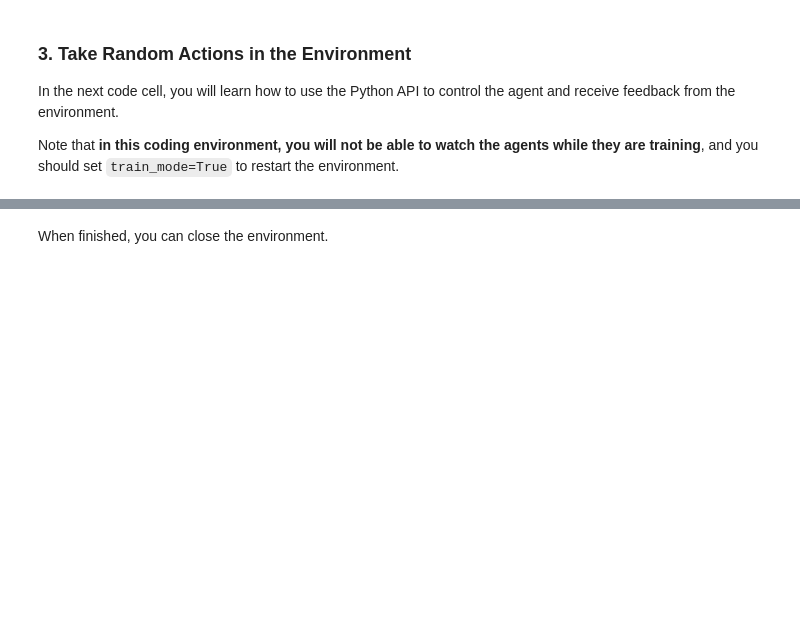
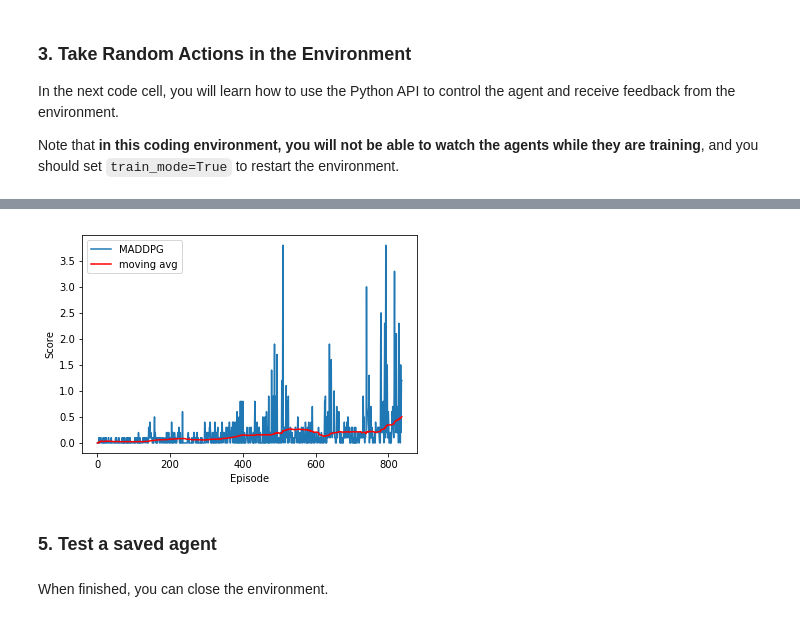
Before and after one commit to ava6969/DeepRLNanodegree, a Jupyter notebook: MultiAgentProject/Tennis.ipynb, the cells around one changed output, grey strips where cells are left out. Saved outputs shown, nothing was run; the diff lists cells and outputs as text; code cells hidden in the pictures; blank space fills up the shorter version.

```diff
--- a/MultiAgentProject/Tennis.ipynb
+++ b/MultiAgentProject/Tennis.ipynb
@@ -95,7 +95,7 @@ In the next code cell, you will learn how to use the Python API to control the a
 
 Note that **in this coding environment, you will not be able to watch the agents while they are training**, and you should set `train_mode=True` to restart the environment.
 # %%
-for i in range(5):                                         # play game for 5 episodes
+for i in range(1, 6):                                      # play game for 5 episodes
     env_info = env.reset(train_mode=False)[brain_name]     # reset the environment
     states = env_info.vector_observations                  # get the current state (for each agent)
     scores = np.zeros(num_agents)                          # initialize the score (for each agent)
@@ -110,5 +110,5 @@ for i in range(5):                                         # play game for 5 epi
         states = next_states                               # roll over states to next time step
         if np.any(dones):                                  # exit loop if episode finished
             break
-    print('Total score (averaged over agents) this episode: {}'.format(np.mean(scores)))
+    print('Score (max over agents) from episode {}: {}'.format(i, np.max(scores)))
 # %% [output]
@@ -119,0 +138,23 @@ Total score (averaged over agents) this episode: 0.04500000085681677
+# %%
+def get_actions(states, add_noise):
+    # get all actions and flatten
+    actions = [a.act(states, add_noise) for a in agents]
+    return np.reshape(actions, (1, num_agents*action_size))
+
+def reset_agents():
+    for a in agents:
+        a.reset()
+
+def reset_rand_seed(seed):
+    np.random.seed(seed)
+    torch.manual_seed(seed)
+
+
+def learning_step(states, actions, rewards, next_states, done):
+    for i, agent in enumerate(agents):
+        agent.step(states, actions, rewards[i], next_states, done, i)
+
+def save_weights(ep):
+    for i, agent in enumerate(agents):
+        torch.save(agent.actor_local.state_dict(), SAVE_DIR + '/actor_' + str(i) + '_ep_' + str(ep) + '.pth')
+        torch.save(agent.critic_local.state_dict(), SAVE_DIR + '/critic_' + str(i) + '_ep_' + str(ep) + '.pth')
@@ -119,0 +238,9 @@ Total score (averaged over agents) this episode: 0.04500000085681677
+# %%
+# reset random seed
+# reset_rand_seed(RAND_SEED)
+
+# make two agents
+agents = [Agent(state_size, action_size, num_agents=1, random_seed=1) for i in range(num_agents)]
+
+# run training loop
+scores, avgs = maddpg()
@@ -119,0 +265,14 @@ Total score (averaged over agents) this episode: 0.04500000085681677
+# %%
+# plot scores and moving average
+plt.figure()
+plt.plot(scores, label='MADDPG')
+plt.plot(avgs, c='r', label='moving avg')
+plt.ylabel('Score')
+plt.xlabel('Episode')
+plt.legend(loc='upper left')
+plt.show()
+# %% [output]
+[figure, added]
+# %% [markdown]
+
+### 5. Test a saved agent
```
Also changed, not shown: parts of 26 cells of this notebook, 10 other files.
